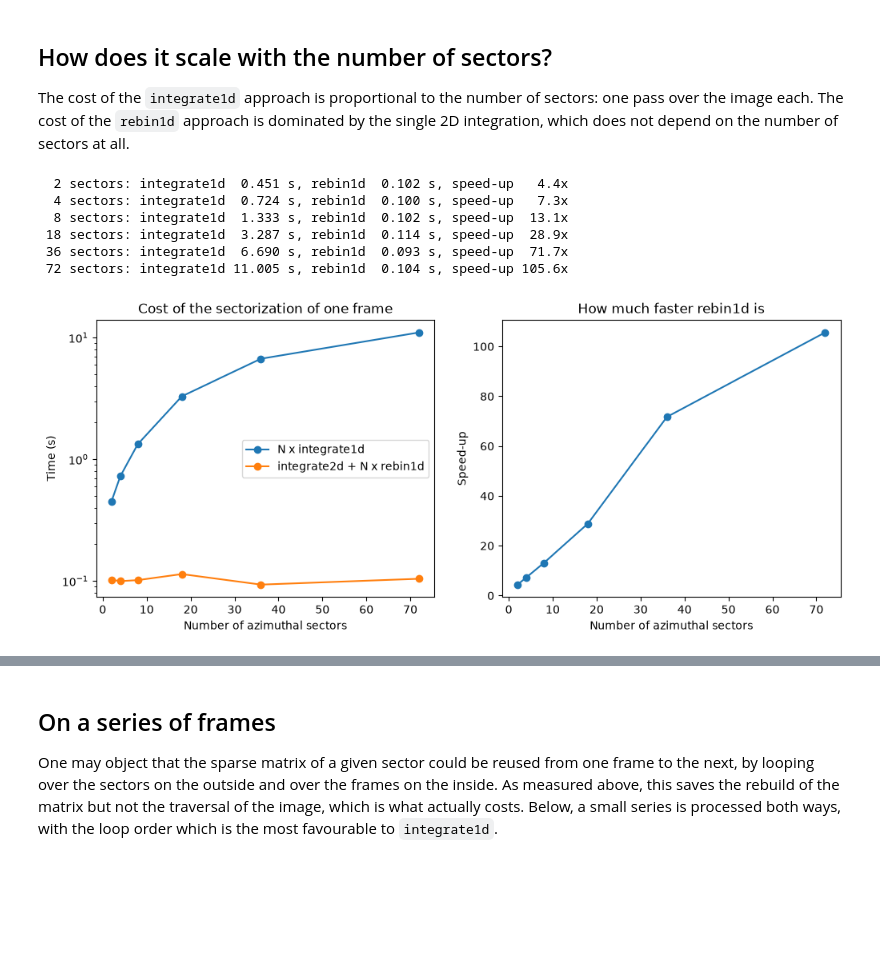
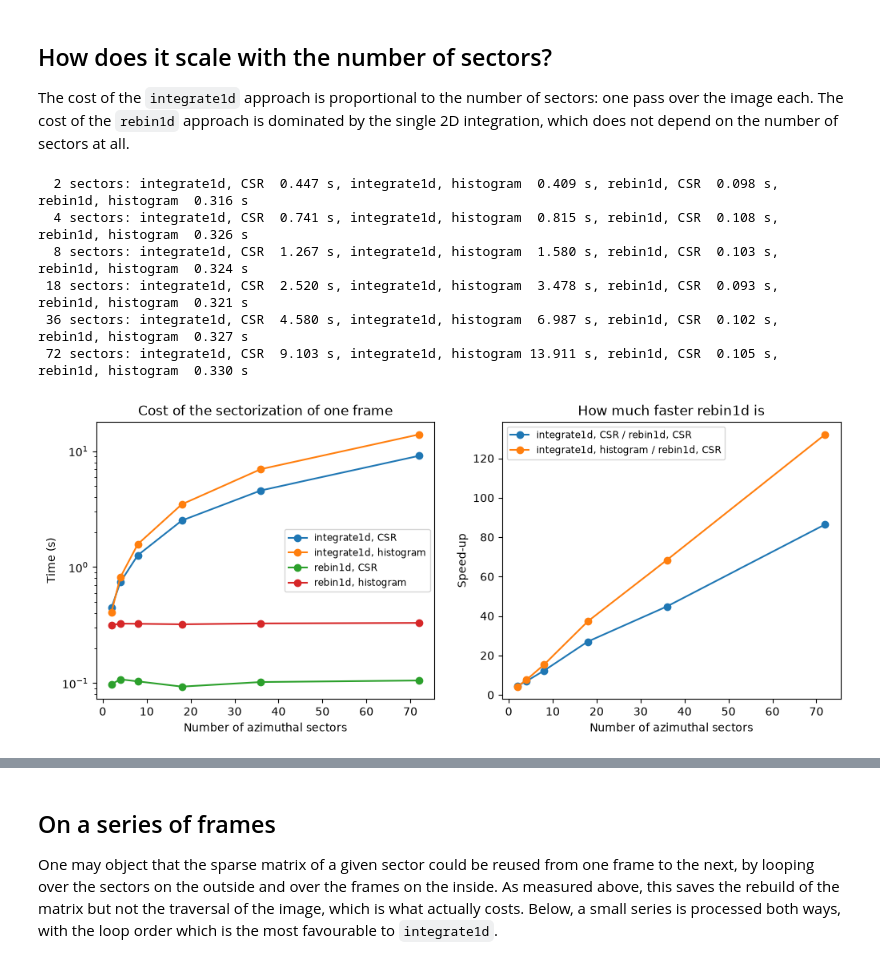
Before and after one commit to silx-kit/pyFAI, a Jupyter notebook: doc/source/usage/tutorial/rebin.ipynb, the cells around one changed output, grey strips where cells are left out. Drawn from its saved outputs; the diff is of its cells as text; code cells hidden in the pictures; blank space fills up the shorter version.

Commit message:
enhance notebook with comparison with histograms

```diff
--- a/doc/source/usage/tutorial/rebin.ipynb
+++ b/doc/source/usage/tutorial/rebin.ipynb
@@ -132,16 +132,16 @@ print(f"{NSECTORS} sectors of {360 / NSECTORS:.0f}°: {sectors}")
 # %% [output]
 8 sectors of 45°: [(-180.0, -135.0), (-135.0, -90.0), (-90.0, -45.0), (-45.0, 0.0), (0.0, 45.0), (45.0, 90.0), (90.0, 135.0), (135.0, 180.0)]
 # %%
-def by_integrate1d(image, sectors):
+def by_integrate1d(image, sectors, algorithm=method):
     "One call to integrate1d per azimuthal sector"
-    return [ai.integrate1d(image, npt_rad, method=method, unit=unit,
+    return [ai.integrate1d(image, npt_rad, method=algorithm, unit=unit,
                            radial_range=radial_range, azimuth_range=sector,
                            error_model="poisson")
             for sector in sectors]
 
-def by_rebin1d(image, sectors):
+def by_rebin1d(image, sectors, algorithm=method):
     "One fine 2D integration, then one rebin1d per azimuthal sector"
-    res2d = ai.integrate2d(image, npt_rad, npt_azim, method=method, unit=unit,
+    res2d = ai.integrate2d(image, npt_rad, npt_azim, method=algorithm, unit=unit,
                            radial_range=radial_range, azimuth_range=(-180, 180),
                            error_model="poisson")
     return [res2d.rebin1d(azimuth_range=sector) for sector in sectors]
@@ -253,40 +253,46 @@ which does not depend on the number of sectors at all.
 by_integrate1d(frame, sectors[:1])
 by_rebin1d(frame, sectors[:1])
 
+csr = ("no", "csr", "cython")
+histogram = ("no", "histogram", "cython")
+approaches = {"integrate1d, CSR": (by_integrate1d, csr),
+              "integrate1d, histogram": (by_integrate1d, histogram),
+              "rebin1d, CSR": (by_rebin1d, csr),
+              "rebin1d, histogram": (by_rebin1d, histogram)}
 counts = (2, 4, 8, 18, 36, 72)
-timings = {"integrate1d": [], "rebin1d": []}
+timings = {key: [] for key in approaches}
 for nsec in counts:
     bounds = numpy.linspace(-180, 180, nsec + 1)
     sect = [(float(low), float(high)) for low, high in zip(bounds[:-1], bounds[1:])]
-    t0 = time.perf_counter()
-    by_integrate1d(frame, sect)
-    timings["integrate1d"].append(time.perf_counter() - t0)
-    t0 = time.perf_counter()
-    by_rebin1d(frame, sect)
-    timings["rebin1d"].append(time.perf_counter() - t0)
-    print(f"{nsec:3d} sectors: integrate1d {timings['integrate1d'][-1]:6.3f} s, "
-          f"rebin1d {timings['rebin1d'][-1]:6.3f} s, "
-          f"speed-up {timings['integrate1d'][-1] / timings['rebin1d'][-1]:5.1f}x")
+    for key, (function, algorithm) in approaches.items():
+        t0 = time.perf_counter()
+        function(frame, sect, algorithm)
+        timings[key].append(time.perf_counter() - t0)
+    print(f"{nsec:3d} sectors: " + ", ".join(f"{key} {timings[key][-1]:6.3f} s"
+                                             for key in approaches))
 # %% [output]
-  2 sectors: integrate1d  0.451 s, rebin1d  0.102 s, speed-up   4.4x
-  4 sectors: integrate1d  0.724 s, rebin1d  0.100 s, speed-up   7.3x
-  8 sectors: integrate1d  1.333 s, rebin1d  0.102 s, speed-up  13.1x
- 18 sectors: integrate1d  3.287 s, rebin1d  0.114 s, speed-up  28.9x
- 36 sectors: integrate1d  6.690 s, rebin1d  0.093 s, speed-up  71.7x
- 72 sectors: integrate1d 11.005 s, rebin1d  0.104 s, speed-up 105.6x
+  2 sectors: integrate1d, CSR  0.447 s, integrate1d, histogram  0.409 s, rebin1d, CSR  0.098 s, rebin1d, histogram  0.316 s
+  4 sectors: integrate1d, CSR  0.741 s, integrate1d, histogram  0.815 s, rebin1d, CSR  0.108 s, rebin1d, histogram  0.326 s
+  8 sectors: integrate1d, CSR  1.267 s, integrate1d, histogram  1.580 s, rebin1d, CSR  0.103 s, rebin1d, histogram  0.324 s
+ 18 sectors: integrate1d, CSR  2.520 s, integrate1d, histogram  3.478 s, rebin1d, CSR  0.093 s, rebin1d, histogram  0.321 s
+ 36 sectors: integrate1d, CSR  4.580 s, integrate1d, histogram  6.987 s, rebin1d, CSR  0.102 s, rebin1d, histogram  0.327 s
+ 72 sectors: integrate1d, CSR  9.103 s, integrate1d, histogram 13.911 s, rebin1d, CSR  0.105 s, rebin1d, histogram  0.330 s
 # %%
 fig, ax = subplots(1, 2, figsize=(12, 4.5))
-ax[0].plot(counts, timings["integrate1d"], "o-", label="N x integrate1d")
-ax[0].plot(counts, timings["rebin1d"], "o-", label="integrate2d + N x rebin1d")
+for key in approaches:
+    ax[0].plot(counts, timings[key], "o-", label=key)
 ax[0].set_xlabel("Number of azimuthal sectors")
 ax[0].set_ylabel("Time (s)")
 ax[0].set_yscale("log")
 ax[0].set_title("Cost of the sectorization of one frame")
-ax[0].legend()
-ax[1].plot(counts, numpy.array(timings["integrate1d"]) / numpy.array(timings["rebin1d"]), "o-")
+ax[0].legend(fontsize="small")
+for key in ("integrate1d, CSR", "integrate1d, histogram"):
+    ax[1].plot(counts, numpy.array(timings[key]) / numpy.array(timings["rebin1d, CSR"]),
+               "o-", label=f"{key} / rebin1d, CSR")
 ax[1].set_xlabel("Number of azimuthal sectors")
 ax[1].set_ylabel("Speed-up")
 ax[1].set_title("How much faster rebin1d is")
+ax[1].legend(fontsize="small")
 pass
 # %% [output]
-[figure, old version]
+[figure, new version]
```
Also changed, not shown: parts of 10 cells of this notebook.
